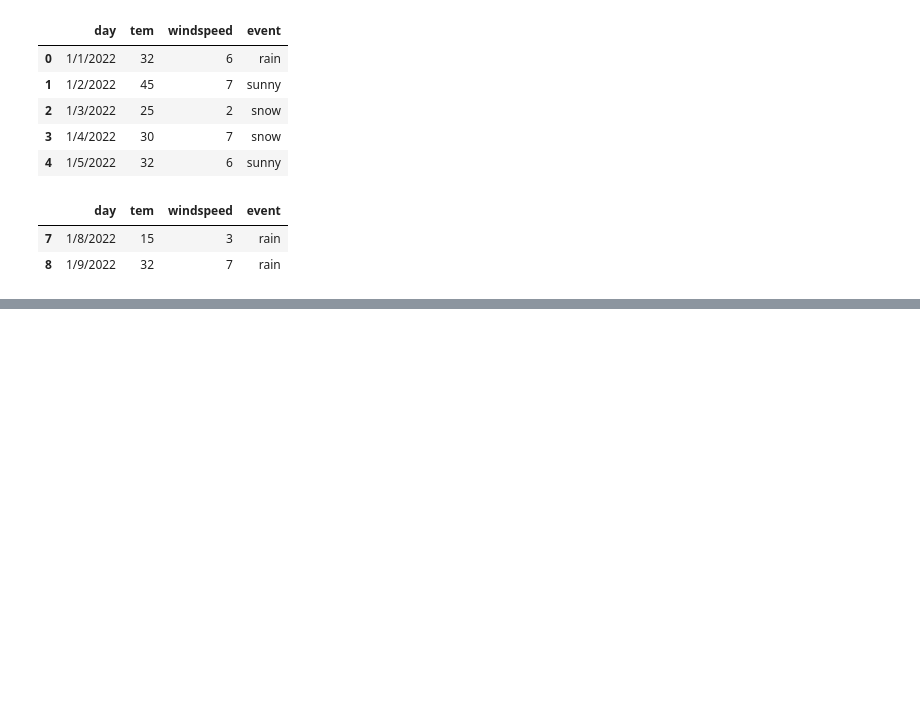
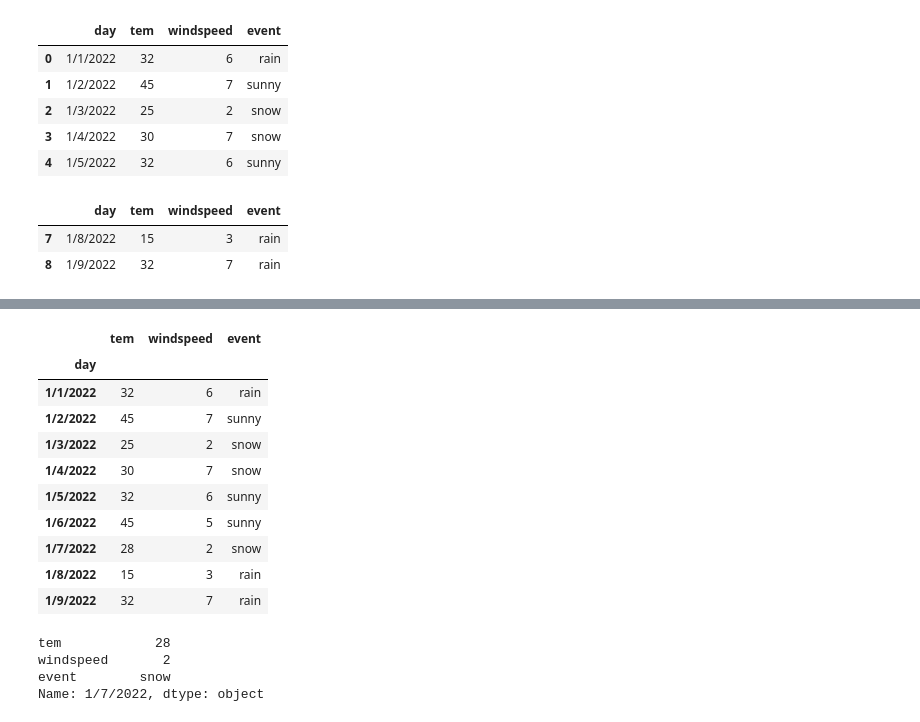
Before and after one commit to rifatabrarjowad/pythonMaster, a Jupyter notebook: day_05/data.ipynb, the cells around one changed output, grey strips where cells are left out. Drawn from its saved outputs; the diff is of its cells as text; code cells hidden in the pictures; blank space fills up the shorter version.

```diff
--- a/day_05/data.ipynb
+++ b/day_05/data.ipynb
@@ -58,0 +201,23 @@ df.tail(2)
+# %%
+df.set_index('day', inplace=True)
+# %%
+df
+# %% [output]
+|  | tem | windspeed | event |
+| day |  |  |  |
+| 1/1/2022 | 32 | 6 | rain |
+| 1/2/2022 | 45 | 7 | sunny |
+| 1/3/2022 | 25 | 2 | snow |
+| 1/4/2022 | 30 | 7 | snow |
+| 1/5/2022 | 32 | 6 | sunny |
+| 1/6/2022 | 45 | 5 | sunny |
+| 1/7/2022 | 28 | 2 | snow |
+| 1/8/2022 | 15 | 3 | rain |
+| 1/9/2022 | 32 | 7 | rain |
+# %%
+df.loc['1/7/2022']
+# %% [output]
+tem            28
+windspeed       2
+event        snow
+Name: 1/7/2022, dtype: object
```
Also changed, not shown: parts of 21 cells of this notebook.
